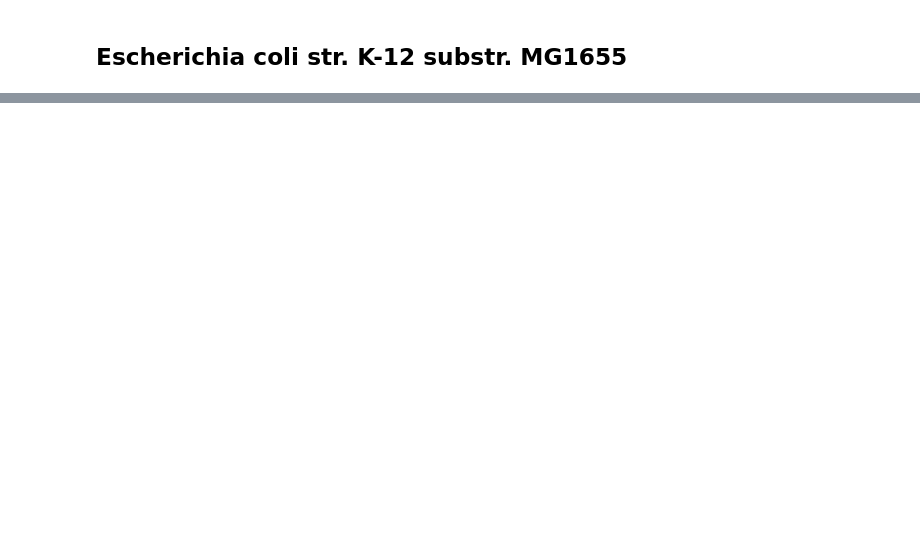
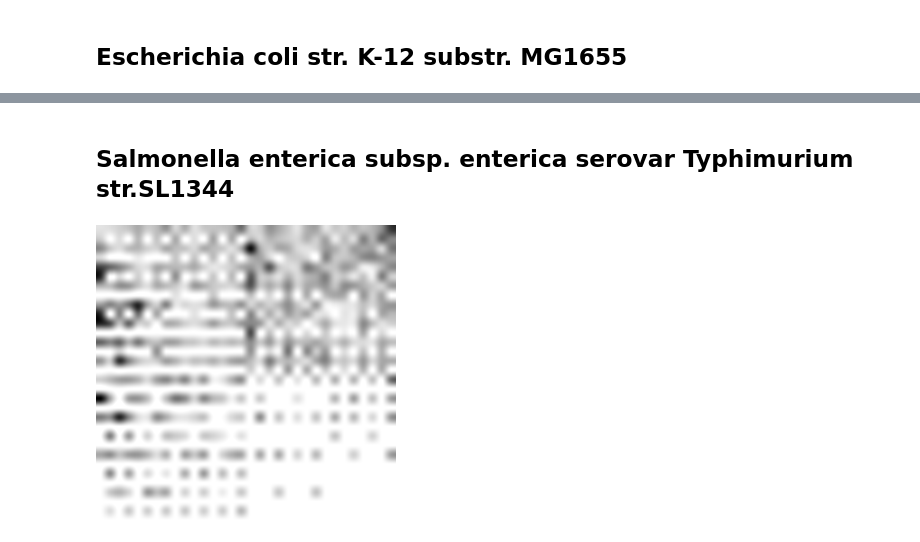
Before and after one commit to Ethan-Hetrick/CX4803-MLB-final-project-Spring-2025, a Jupyter notebook: bin/FCGR_test.ipynb, the cells around one changed output, grey strips where cells are left out. Drawn from its saved outputs; the diff is of its cells as text; code cells hidden in the pictures; blank space fills up the shorter version.

```diff
--- a/bin/FCGR_test.ipynb
+++ b/bin/FCGR_test.ipynb
@@ -65,2 +69,14 @@ fcgr.plot(arr).resize((400, 400))
 # %% [output]
 [figure]
+# %% [markdown]
+## Salmonella enterica subsp. enterica serovar Typhimurium str.SL1344
+# %%
+kmer = 5
+fcgr = FCGRKmc(kmer)
+arr = fcgr("../fcgr_examples/GCF_000210855.2_ASM21085v2_genomic_k5.txt")
+
+img = fcgr.plot(arr).resize((300, 300))
+img.save("../figures/salmonella_typhimurium_k5.png")
+img
+# %% [output]
+[figure, added]
```
Also changed, not shown: parts of 4 cells of this notebook, 2 other files.
